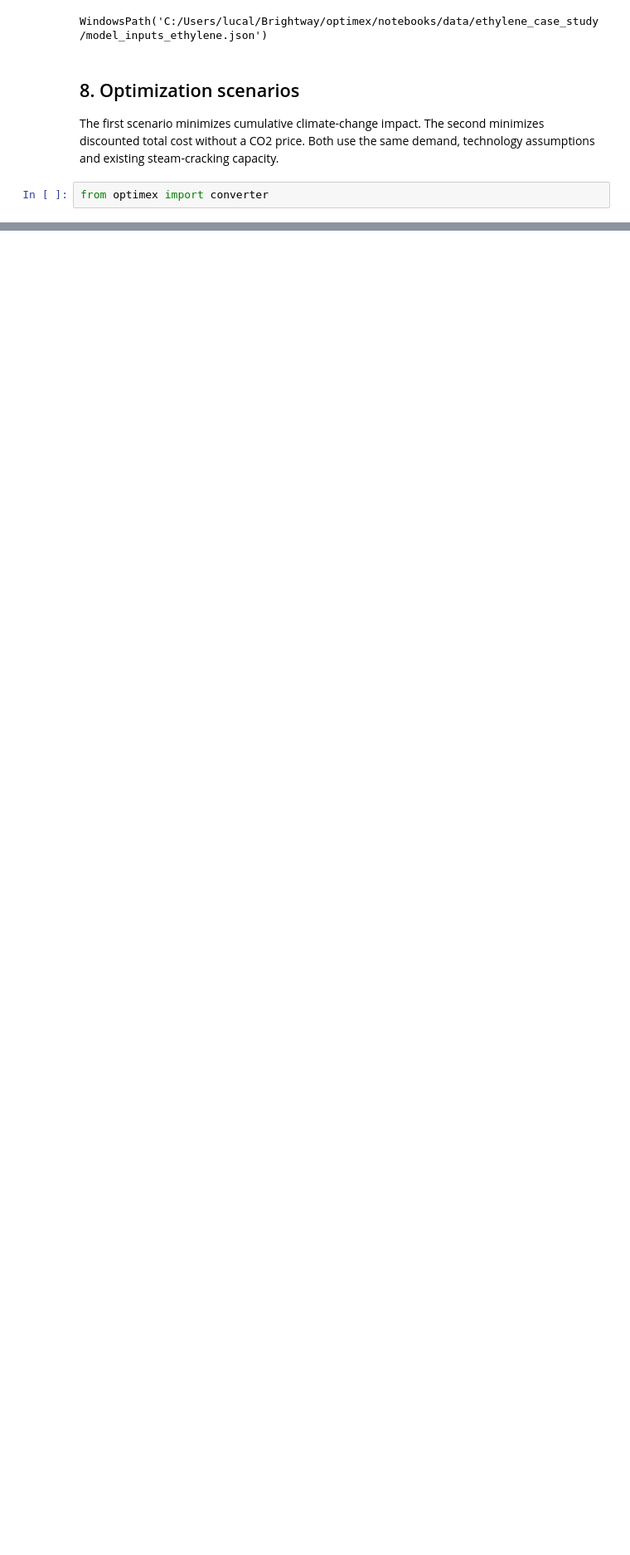
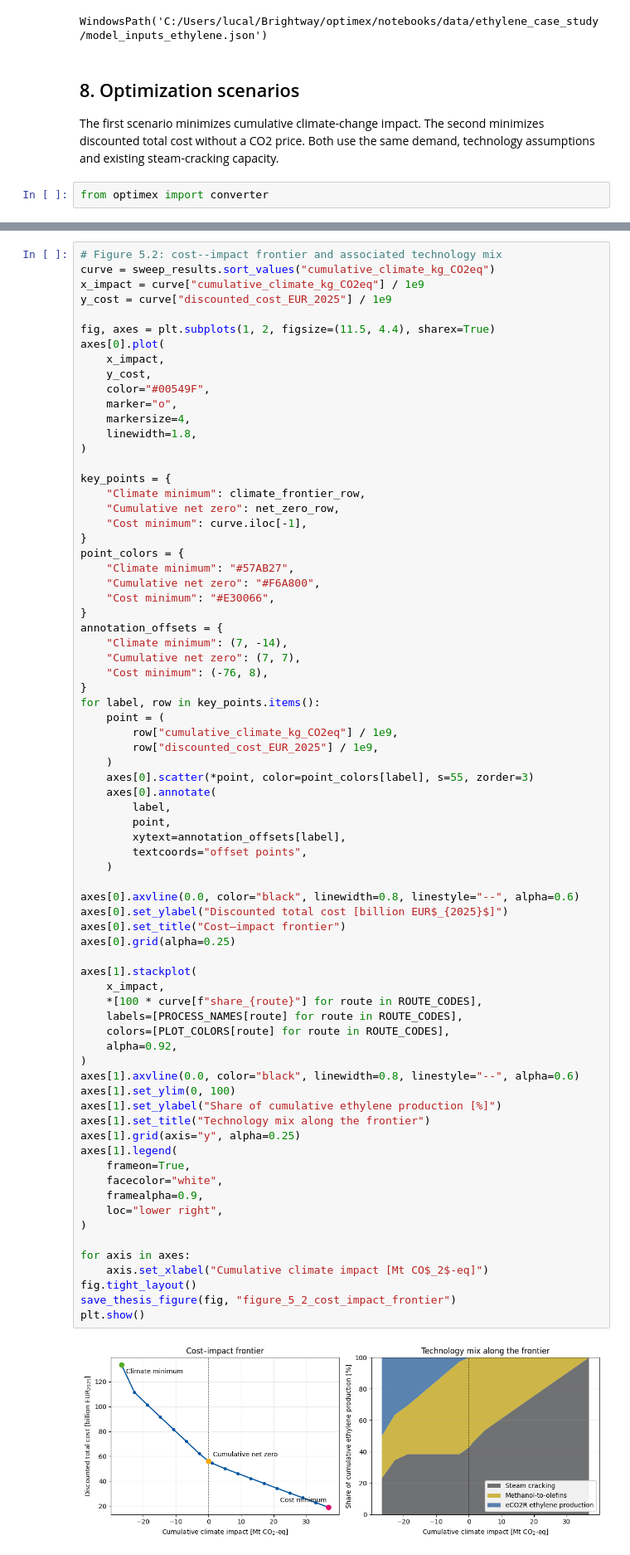
Before and after one commit to langeluca/optimex, a Jupyter notebook: notebooks/ethylene_case_study.ipynb, the cells around one changed output, grey strips where cells are left out. Shown at 83% size. Saved outputs shown, nothing was run; the diff lists cells and outputs as text; blank space fills up the shorter version.

```diff
--- a/notebooks/ethylene_case_study.ipynb
+++ b/notebooks/ethylene_case_study.ipynb
@@ -2199,0 +2193,75 @@ pricing and vintage improvements are not part of this baseline.
+# %%
+# Figure 5.2: cost--impact frontier and associated technology mix
+curve = sweep_results.sort_values("cumulative_climate_kg_CO2eq")
+x_impact = curve["cumulative_climate_kg_CO2eq"] / 1e9
+y_cost = curve["discounted_cost_EUR_2025"] / 1e9
+
+fig, axes = plt.subplots(1, 2, figsize=(11.5, 4.4), sharex=True)
+axes[0].plot(
+    x_impact,
+    y_cost,
+    color="#00549F",
+    marker="o",
+    markersize=4,
+    linewidth=1.8,
+)
+
+key_points = {
+    "Climate minimum": climate_frontier_row,
+    "Cumulative net zero": net_zero_row,
+    "Cost minimum": curve.iloc[-1],
+}
+point_colors = {
+    "Climate minimum": "#57AB27",
+    "Cumulative net zero": "#F6A800",
+    "Cost minimum": "#E30066",
+}
+annotation_offsets = {
+    "Climate minimum": (7, -14),
+    "Cumulative net zero": (7, 7),
+    "Cost minimum": (-76, 8),
+}
+for label, row in key_points.items():
+    point = (
+        row["cumulative_climate_kg_CO2eq"] / 1e9,
+        row["discounted_cost_EUR_2025"] / 1e9,
+    )
+    axes[0].scatter(*point, color=point_colors[label], s=55, zorder=3)
+    axes[0].annotate(
+        label,
+        point,
+        xytext=annotation_offsets[label],
+        textcoords="offset points",
+    )
+
+axes[0].axvline(0.0, color="black", linewidth=0.8, linestyle="--", alpha=0.6)
+axes[0].set_ylabel("Discounted total cost [billion EUR$_{2025}$]")
+axes[0].set_title("Cost–impact frontier")
+axes[0].grid(alpha=0.25)
+
+axes[1].stackplot(
+    x_impact,
+    *[100 * curve[f"share_{route}"] for route in ROUTE_CODES],
+    labels=[PROCESS_NAMES[route] for route in ROUTE_CODES],
+    colors=[PLOT_COLORS[route] for route in ROUTE_CODES],
+    alpha=0.92,
+)
+axes[1].axvline(0.0, color="black", linewidth=0.8, linestyle="--", alpha=0.6)
+axes[1].set_ylim(0, 100)
+axes[1].set_ylabel("Share of cumulative ethylene production [%]")
+axes[1].set_title("Technology mix along the frontier")
+axes[1].grid(axis="y", alpha=0.25)
+axes[1].legend(
+    frameon=True,
+    facecolor="white",
+    framealpha=0.9,
+    loc="lower right",
+)
+
+for axis in axes:
+    axis.set_xlabel("Cumulative climate impact [Mt CO$_2$-eq]")
+fig.tight_layout()
+save_thesis_figure(fig, "figure_5_2_cost_impact_frontier")
+plt.show()
+# %% [output]
+[figure, added]
```
Also changed, not shown: parts of 23 cells of this notebook, 25 other files.
